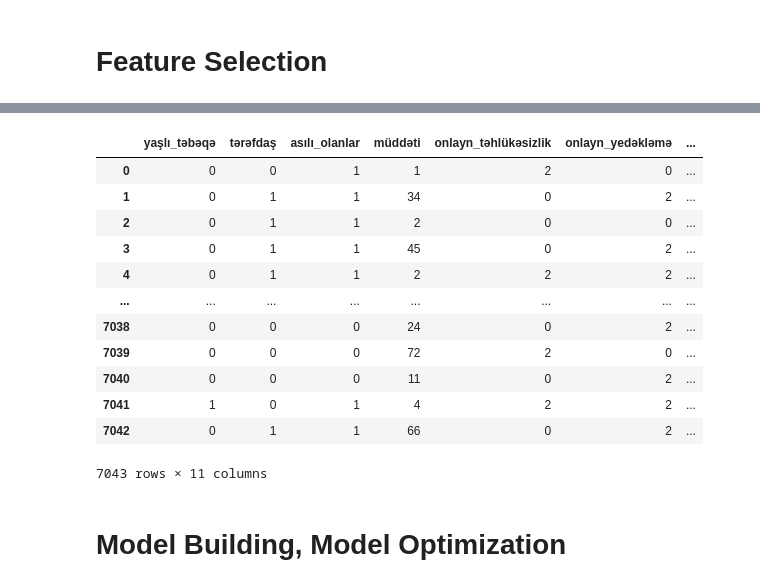
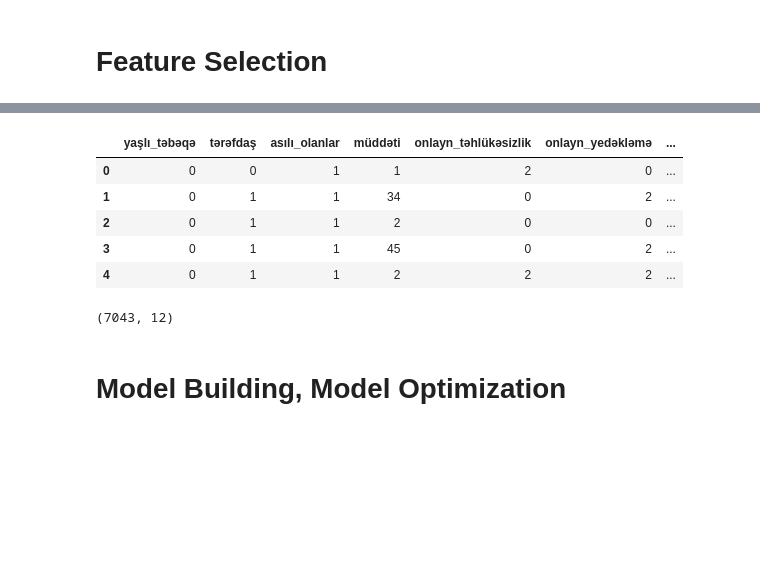
Before and after one commit to NijatMv/Dataset-Analysis, a Jupyter notebook: Churn-Dataset/CL.ipynb, the cells around one changed output, grey strips where cells are left out. Saved outputs shown, nothing was run; the diff lists cells and outputs as text; code cells hidden in the pictures; blank space fills up the shorter version.

```diff
--- a/Churn-Dataset/CL.ipynb
+++ b/Churn-Dataset/CL.ipynb
@@ -92,3 +103,9 @@ cihazın_mühafizəsi                   0.000
 churn                                0.000
 telefonxidməti,kağızsızhesablaşma    0.000
 dtype: float64
+# %%
+# Ümumi ödənişlər sütununun type nı dəyişirik
+
+df['ümumi_ödənişlər'] = pd.to_numeric(df['ümumi_ödənişlər'], errors = 'coerce')
+
+df.isnull().sum()
@@ -95,3 +130,12 @@ dtype: float64
 # %%
-df.cinsiyyət = df.cinsiyyət.fillna(df.cinsiyyət.mode()[0])
-df.tərəfdaş = df.tərəfdaş.fillna(df.tərəfdaş.mode()[0])
+# filling nan values by using imputer
+from sklearn.impute import SimpleImputer
+
+categorical_features = ['cinsiyyət', 'tərəfdaş']
+numeric_features = ['ümumi_ödənişlər']
+
+cat_imp = SimpleImputer(strategy = 'most_frequent')
+num_imp = SimpleImputer(strategy = 'mean')
+
+df[categorical_features] = cat_imp.fit_transform(df[categorical_features])
+df[numeric_features] = num_imp.fit_transform(df[numeric_features])
@@ -118,6 +182,11 @@ memory usage: 1.2+ MB
 # %%
 # Target(churn) sütununa təsiri olmayan sütunların silinməsi
 df.drop(columns = ['id', 'telefonxidməti,kağızsızhesablaşma'], inplace=True)
+# %%
+# encoding target column
+enc_target = {'Hə' : 1, 'Yox' : 0}
+
+df['churn'] = df['churn'].map(enc_target)
 # %%
 from sklearn.preprocessing import LabelEncoder
 
@@ -189,25 +256,24 @@ df.corr(numeric_only=True).round(2)
 # %%
 # Dropping weak correlated columns
 
 correlations = df.corr(numeric_only=True)['churn'].drop('churn')
 
 weak_features = correlations[correlations.abs() < 0.1].index.tolist()
 
-df.drop(columns=weak_features)
+df = df.drop(columns=weak_features)
+
+df.head()
 # %% [output]
 |  | yaşlı_təbəqə | tərəfdaş | asılı_olanlar | müddəti | onlayn_təhlükəsizlik | onlayn_yedəkləmə | ... |
 | 0 | 0 | 0 | 1 | 1 | 2 | 0 | ... |
 | 1 | 0 | 1 | 1 | 34 | 0 | 2 | ... |
 | 2 | 0 | 1 | 1 | 2 | 0 | 0 | ... |
 | 3 | 0 | 1 | 1 | 45 | 0 | 2 | ... |
 | 4 | 0 | 1 | 1 | 2 | 2 | 2 | ... |
-| ... | ... | ... | ... | ... | ... | ... | ... |
-| 7038 | 0 | 0 | 0 | 24 | 0 | 2 | ... |
-| 7039 | 0 | 0 | 0 | 72 | 2 | 0 | ... |
-| 7040 | 0 | 0 | 0 | 11 | 0 | 2 | ... |
-| 7041 | 1 | 0 | 1 | 4 | 2 | 2 | ... |
-| 7042 | 0 | 1 | 1 | 66 | 0 | 2 | ... |
-7043 rows × 11 columns
+# %%
+df.shape
+# %% [output]
+(7043, 12)
 # %% [markdown]
 # Model Building, Model Optimization
 # %% [markdown]
```
Also changed, not shown: parts of 28 cells of this notebook.
